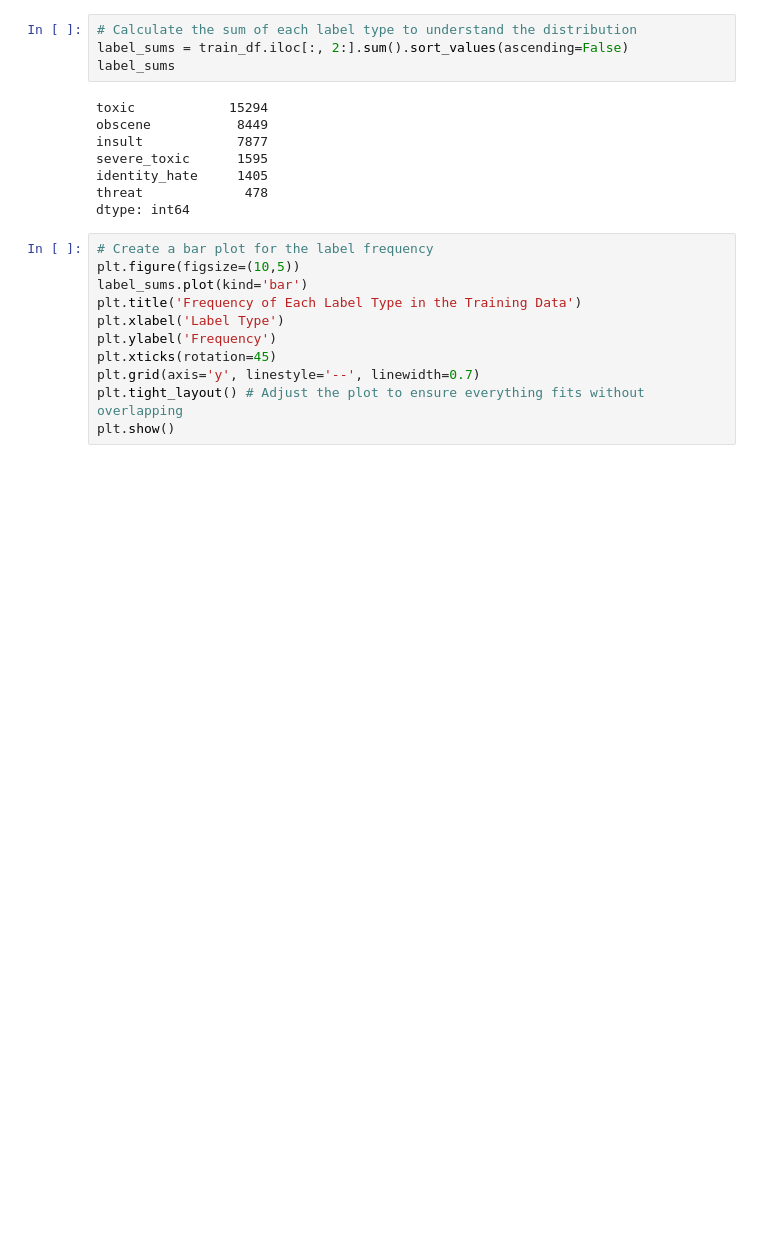
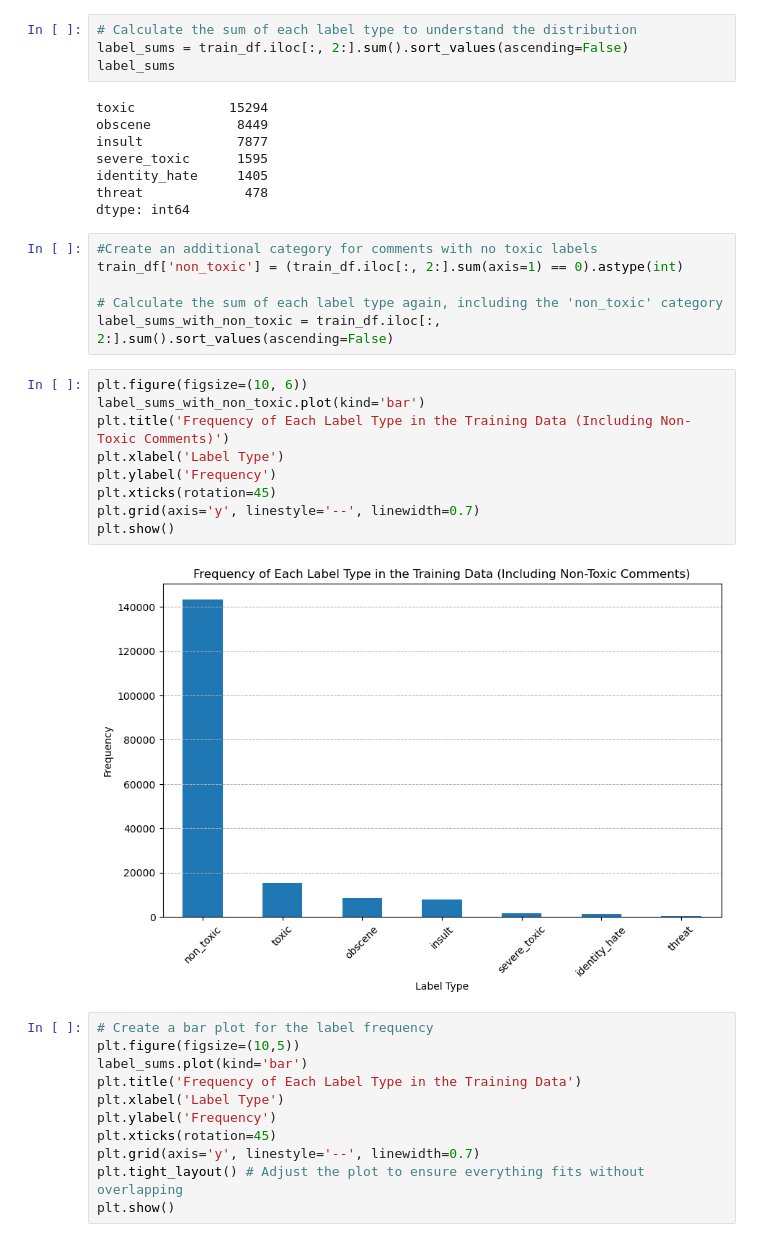
Before and after one commit to GuillaumeCapelli/Final_Project, a Jupyter notebook: Data Cleaning/Kaggle/Kaggle_cleaning.ipynb, the cells around one changed output. Drawn from its saved outputs; the diff is of its cells as text; blank space fills up the shorter version.

```diff
--- a/Data Cleaning/Kaggle/Kaggle_cleaning.ipynb
+++ b/Data Cleaning/Kaggle/Kaggle_cleaning.ipynb
@@ -90,6 +90,23 @@ severe_toxic      1595
 identity_hate     1405
 threat             478
 dtype: int64
+# %%
+#Create an additional category for comments with no toxic labels
+train_df['non_toxic'] = (train_df.iloc[:, 2:].sum(axis=1) == 0).astype(int)
+
+# Calculate the sum of each label type again, including the 'non_toxic' category
+label_sums_with_non_toxic = train_df.iloc[:, 2:].sum().sort_values(ascending=False)
+# %%
+plt.figure(figsize=(10, 6))
+label_sums_with_non_toxic.plot(kind='bar')
+plt.title('Frequency of Each Label Type in the Training Data (Including Non-Toxic Comments)')
+plt.xlabel('Label Type')
+plt.ylabel('Frequency')
+plt.xticks(rotation=45)
+plt.grid(axis='y', linestyle='--', linewidth=0.7)
+plt.show()
+# %% [output]
+[figure, added]
 # %%
 # Create a bar plot for the label frequency
 plt.figure(figsize=(10,5))
```
Also changed, not shown: parts of 1 cell of this notebook, 9 other files.
